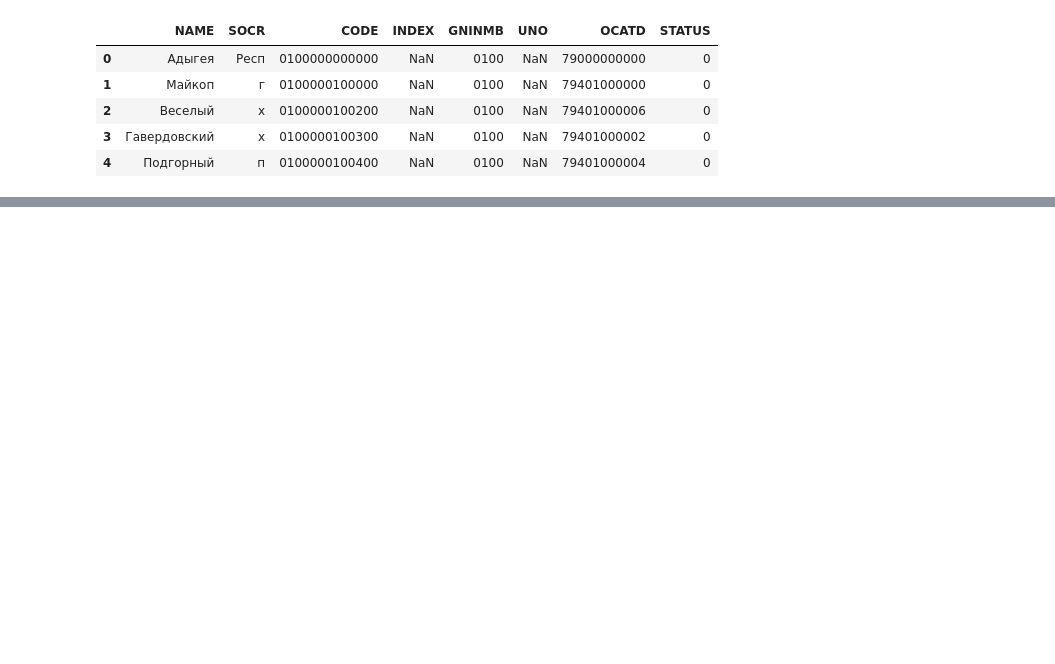
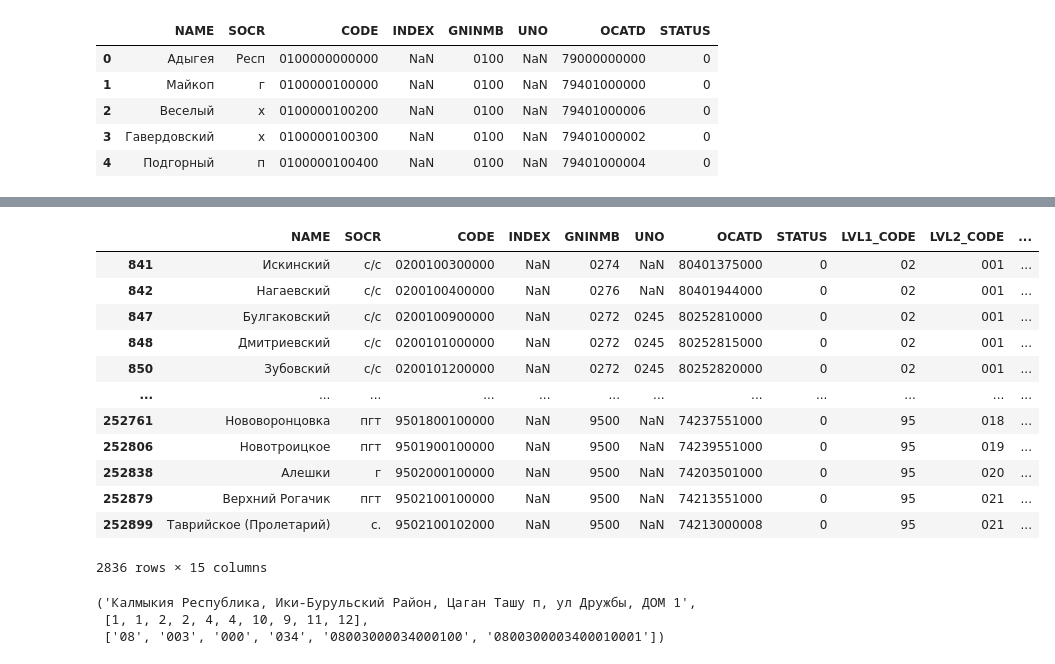
Before and after one commit to akondrashov96/MDS-Master-Thesis, a Jupyter notebook: Data parser.ipynb, the cells around one changed output, grey strips where cells are left out. Saved outputs shown, nothing was run; the diff lists cells and outputs as text; code cells hidden in the pictures; blank space fills up the shorter version.

```diff
--- a/Data parser.ipynb
+++ b/Data parser.ipynb
@@ -135,0 +244,16 @@ dbf_data[dbf_data['LEVEL'] == "1"]
+# %%
+addresses[(addresses['LVL2_CODE'] != "000") & (addresses['LVL3_CODE'] != "000") & (addresses['STATUS'] == 0)]
+# %% [output]
+|  | NAME | SOCR | CODE | INDEX | GNINMB | UNO | OCATD | STATUS | LVL1_CODE | LVL2_CODE | ... |
+| 841 | Искинский | с/с | 0200100300000 | NaN | 0274 | NaN | 80401375000 | 0 | 02 | 001 | ... |
+| 842 | Нагаевский | с/с | 0200100400000 | NaN | 0276 | NaN | 80401944000 | 0 | 02 | 001 | ... |
+| 847 | Булгаковский | с/с | 0200100900000 | NaN | 0272 | 0245 | 80252810000 | 0 | 02 | 001 | ... |
+| 848 | Дмитриевский | с/с | 0200101000000 | NaN | 0272 | 0245 | 80252815000 | 0 | 02 | 001 | ... |
+| 850 | Зубовский | с/с | 0200101200000 | NaN | 0272 | 0245 | 80252820000 | 0 | 02 | 001 | ... |
+| ... | ... | ... | ... | ... | ... | ... | ... | ... | ... | ... | ... |
+| 252761 | Нововоронцовка | пгт | 9501800100000 | NaN | 9500 | NaN | 74237551000 | 0 | 95 | 018 | ... |
+| 252806 | Новотроицкое | пгт | 9501900100000 | NaN | 9500 | NaN | 74239551000 | 0 | 95 | 019 | ... |
+| 252838 | Алешки | г | 9502000100000 | NaN | 9500 | NaN | 74203501000 | 0 | 95 | 020 | ... |
+| 252879 | Верхний Рогачик | пгт | 9502100100000 | NaN | 9500 | NaN | 74213551000 | 0 | 95 | 021 | ... |
+| 252899 | Таврийское (Пролетарий) | с. | 9502100102000 | NaN | 9500 | NaN | 74213000008 | 0 | 95 | 021 | ... |
+2836 rows × 15 columns
@@ -135,0 +352,6 @@ dbf_data[dbf_data['LEVEL'] == "1"]
+# %%
+generate_address()
+# %% [output]
+('Калмыкия Республика, Ики-Бурульский Район, Цаган Ташу п, ул Дружбы, ДОМ 1',
+ [1, 1, 2, 2, 4, 4, 10, 9, 11, 12],
+ ['08', '003', '000', '034', '08003000034000100', '0800300003400010001'])
```
Also changed, not shown: parts of 28 cells of this notebook, 2 other files.
